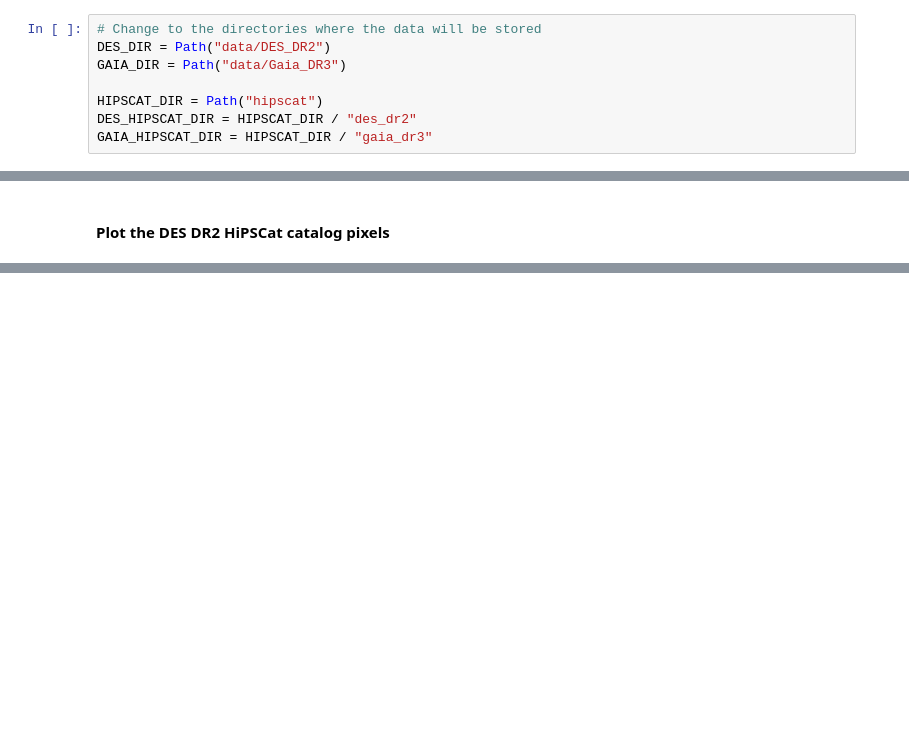
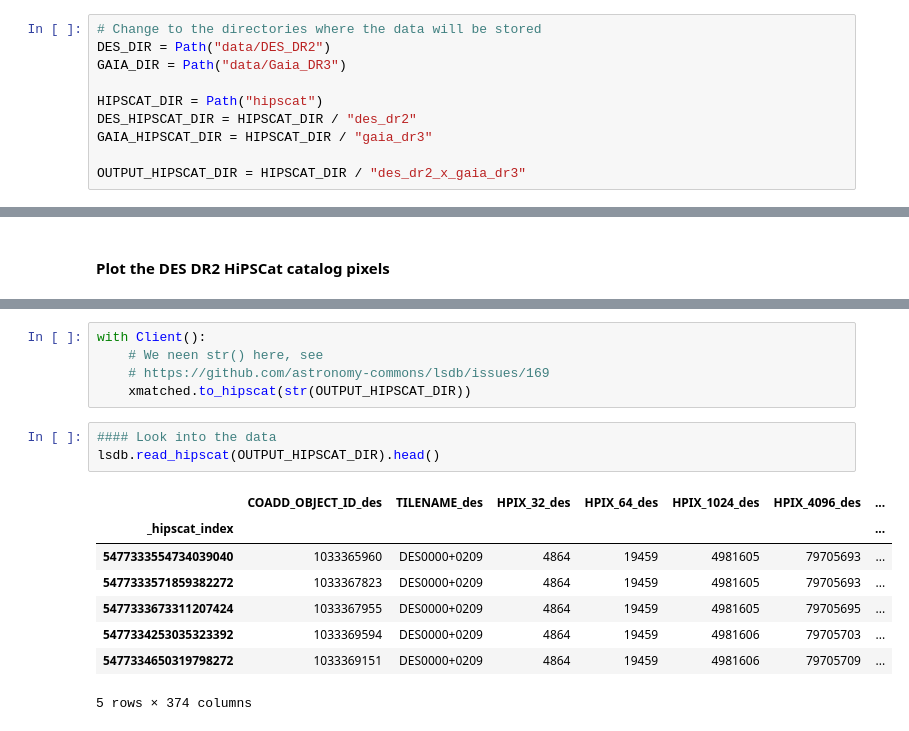
Before and after one commit to ykwang1/lsdb, a Jupyter notebook: docs/notebooks/des-gaia.ipynb, the cells around one changed output, grey strips where cells are left out. Cells and saved outputs as stored; diff of their text form; blank space fills up the shorter version.

```diff
--- a/docs/notebooks/des-gaia.ipynb
+++ b/docs/notebooks/des-gaia.ipynb
@@ -52,6 +59,8 @@ GAIA_DIR = Path("data/Gaia_DR3")
 HIPSCAT_DIR = Path("hipscat")
 DES_HIPSCAT_DIR = HIPSCAT_DIR / "des_dr2"
 GAIA_HIPSCAT_DIR = HIPSCAT_DIR / "gaia_dr3"
+
+OUTPUT_HIPSCAT_DIR = HIPSCAT_DIR / "des_dr2_x_gaia_dr3"
 # %% [markdown]
 ### DES DR2
 
@@ -178,0 +245,17 @@ with Client() as client:
+# %%
+with Client():
+    # We neen str() here, see
+    # https://github.com/astronomy-commons/lsdb/issues/169
+    xmatched.to_hipscat(str(OUTPUT_HIPSCAT_DIR))
+# %%
+#### Look into the data
+lsdb.read_hipscat(OUTPUT_HIPSCAT_DIR).head()
+# %% [output]
+|  | COADD_OBJECT_ID_des | TILENAME_des | HPIX_32_des | HPIX_64_des | HPIX_1024_des | HPIX_4096_des | ... |
+| _hipscat_index |  |  |  |  |  |  | ... |
+| 5477333554734039040 | 1033365960 | DES0000+0209 | 4864 | 19459 | 4981605 | 79705693 | ... |
+| 5477333571859382272 | 1033367823 | DES0000+0209 | 4864 | 19459 | 4981605 | 79705693 | ... |
+| 5477333673311207424 | 1033367955 | DES0000+0209 | 4864 | 19459 | 4981605 | 79705695 | ... |
+| 5477334253035323392 | 1033369594 | DES0000+0209 | 4864 | 19459 | 4981606 | 79705703 | ... |
+| 5477334650319798272 | 1033369151 | DES0000+0209 | 4864 | 19459 | 4981606 | 79705709 | ... |
+5 rows × 374 columns
```
Also changed, not shown: parts of 13 cells of this notebook.
